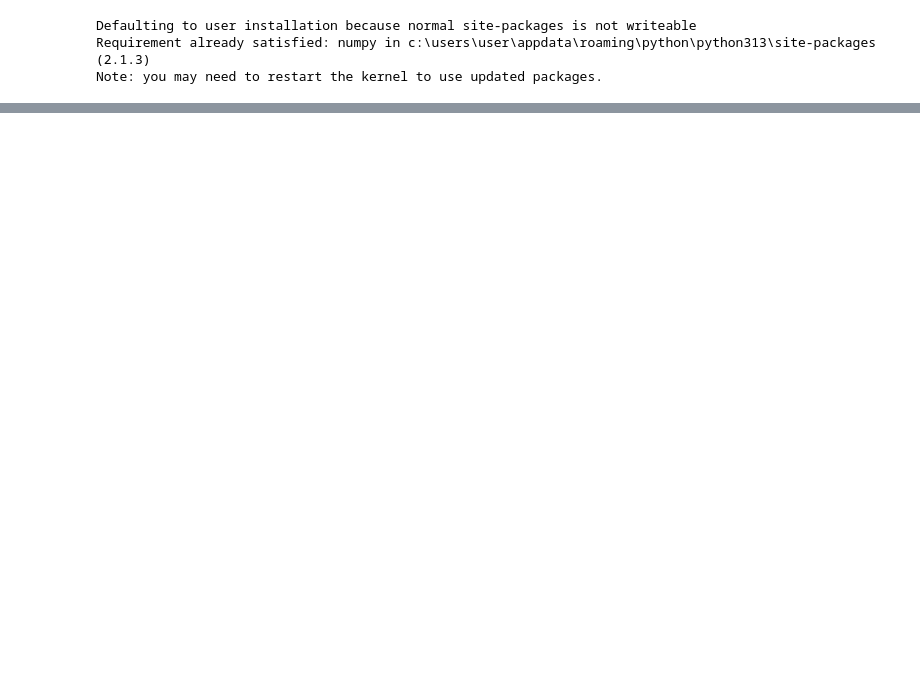
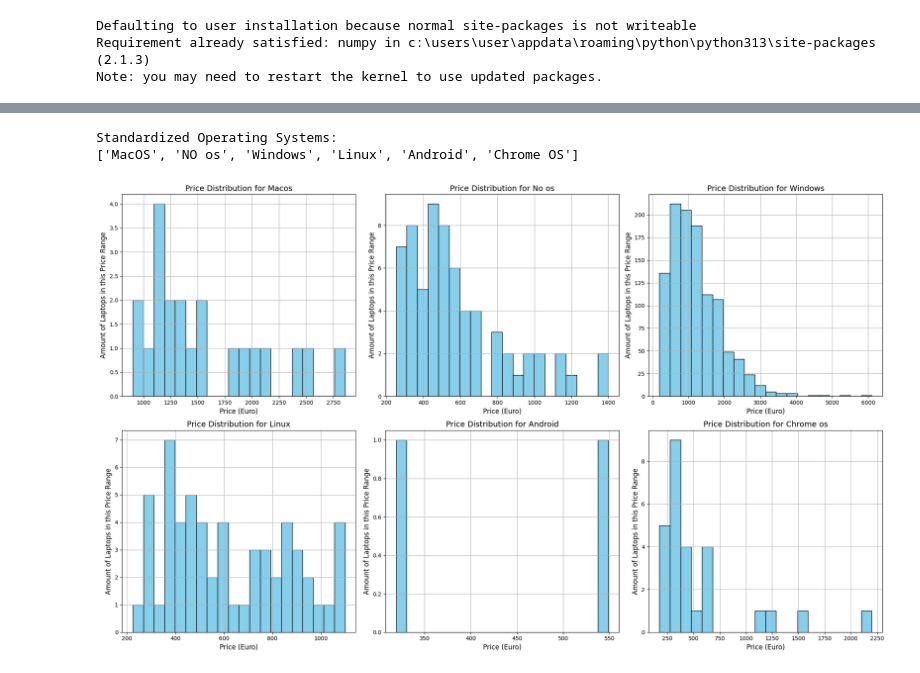
Before and after one commit to Mayadiamant/Pyhton-project, a Jupyter notebook: first_project.ipynb, the cells around one changed output, grey strips where cells are left out. Saved outputs shown, nothing was run; the diff lists cells and outputs as text; code cells hidden in the pictures; blank space fills up the shorter version.

```diff
--- a/first_project.ipynb
+++ b/first_project.ipynb
@@ -158,0 +231,71 @@ Original Signal: <method-wrapper '__len__' of numpy.ndarray object at 0x...>
+# %%
+import pandas as pd
+import matplotlib as plt
+import matplotlib.pyplot as plt
+#importing the file
+
+df = pd.read_csv("C:\\Users\\User\\Downloads\\laptop_price - dataset.csv")
+
+def unify_os(name):
+
+    # Normalize the OS name to lower case
+    name = name.lower().strip()
+
+    if 'windows' in name:
+        return 'Windows'
+    elif 'mac' in name:
+        return 'MacOS'
+    elif 'linux' in name:
+        return 'Linux'
+    elif 'no os' in name or 'none' in name:
+        return 'NO os'
+    elif 'chrome' in name:
+        return 'Chrome OS'
+    elif 'android' in name:
+        return 'Android'
+    else:
+        return 'Other'
+
+
+df['OpSys'] = df['OpSys'].apply(unify_os)
+
+unified_op_sys = df['OpSys'].unique().tolist()
+
+print("Standardized Operating Systems:")
+print(unified_op_sys)
+# %% [output]
+Standardized Operating Systems:
+['MacOS', 'NO os', 'Windows', 'Linux', 'Android', 'Chrome OS']
+# %%
+import pandas as pd
+import matplotlib as plt
+import matplotlib.pyplot as plt
+#importing the file
+
+df = pd.read_csv("C:\\Users\\User\\Downloads\\laptop_price - dataset.csv")
+
+#call the function from the previous part
+df['OpSys'] = df['OpSys'].apply(unify_os)
+# saving only the unique opsystems and changing them to an iterable list
+unified_op_sys = df['OpSys'].unique().tolist()
+
+# Adjust the overall figure size
+plt.figure(figsize=(20, 12))
+#indexing the different operating systems with 2 counters starting with the index of 1
+for i, os in enumerate(unified_op_sys, start=1):
+    # Create subplots
+    plt.subplot(2, 3, i)
+    # Filter data for the current OS so only their rows will show
+    subset = df[df['OpSys'] == os]
+    #Create the hist bar that is with 20 different bins that divides
+    plt.hist(subset['Price (Euro)'], bins=20, color='skyblue', edgecolor='black')
+    #dynamic titles for each graph
+    plt.title(f'Price Distribution for {os.capitalize()}', fontsize=14)
+    plt.xlabel('Price (Euro)', fontsize=12)
+    plt.ylabel('Amount of Laptops in this Price Range', fontsize=12)
+    plt.grid(True)
+
+plt.tight_layout()
+plt.show()
+# %% [output]
+[figure, added]
```
Also changed, not shown: parts of 10 cells of this notebook.
